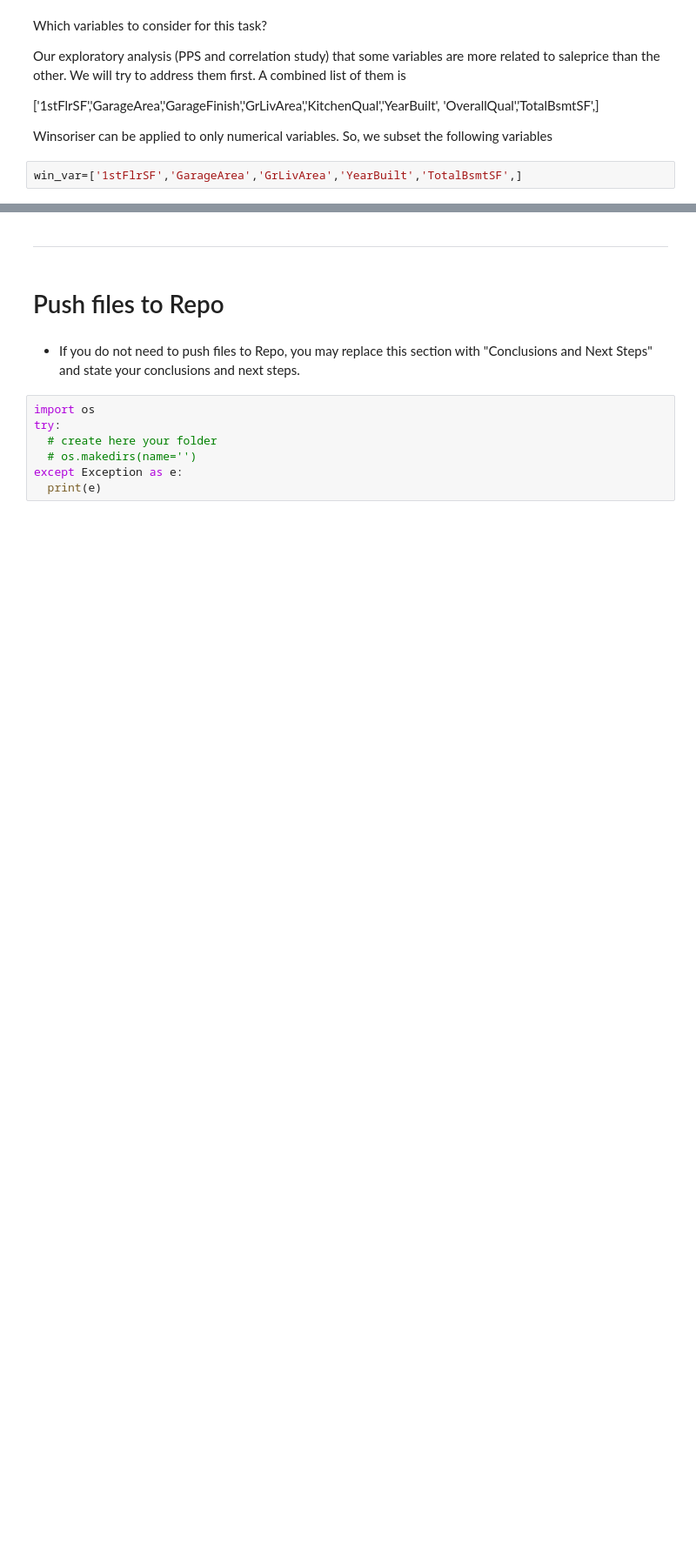
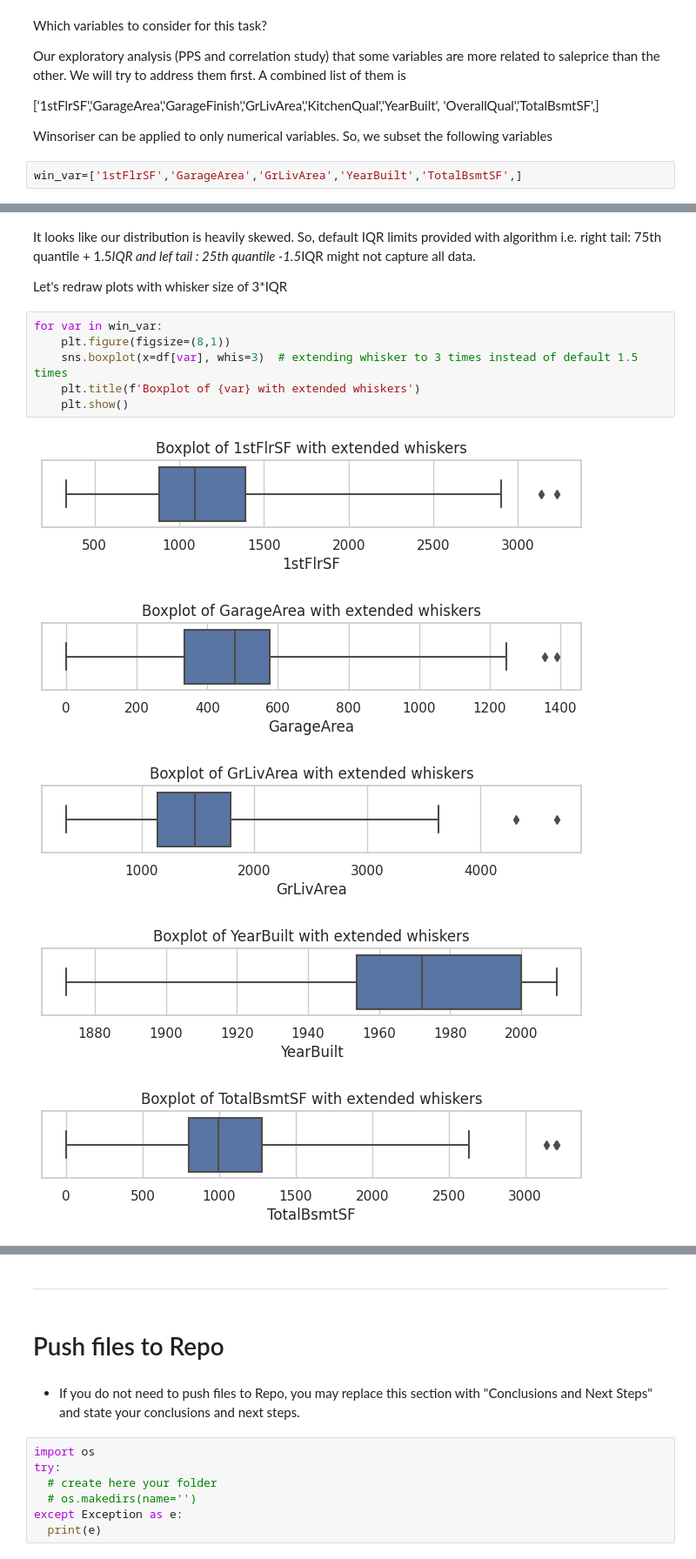
Before and after one commit to ysgurjar/pp5_project_heritage_housing, a Jupyter notebook: jupyter_notebooks/04.feature_engineering.ipynb, the cells around one changed output, grey strips where cells are left out. Shown at 87% size. Cells and saved outputs as stored; diff of their text form; blank space fills up the shorter version.

```diff
--- a/jupyter_notebooks/04.feature_engineering.ipynb
+++ b/jupyter_notebooks/04.feature_engineering.ipynb
@@ -127,0 +128,16 @@ for var in win_var:
+# %% [markdown]
+It looks like our distribution is heavily skewed. So, default IQR limits provided with algorithm  i.e. right tail: 75th quantile + 1.5*IQR and lef tail : 25th quantile -1.5*IQR might not capture all data.
+
+Let's redraw plots with whisker size of 3*IQR
+# %%
+for var in win_var:
+    plt.figure(figsize=(8,1))
+    sns.boxplot(x=df[var], whis=3)  # extending whisker to 3 times instead of default 1.5 times
+    plt.title(f'Boxplot of {var} with extended whiskers')
+    plt.show()
+# %% [output]
+[figure, added]
+[figure, added]
+[figure, added]
+[figure, added]
+[figure, added]
```
Also changed, not shown: parts of 8 cells of this notebook.
